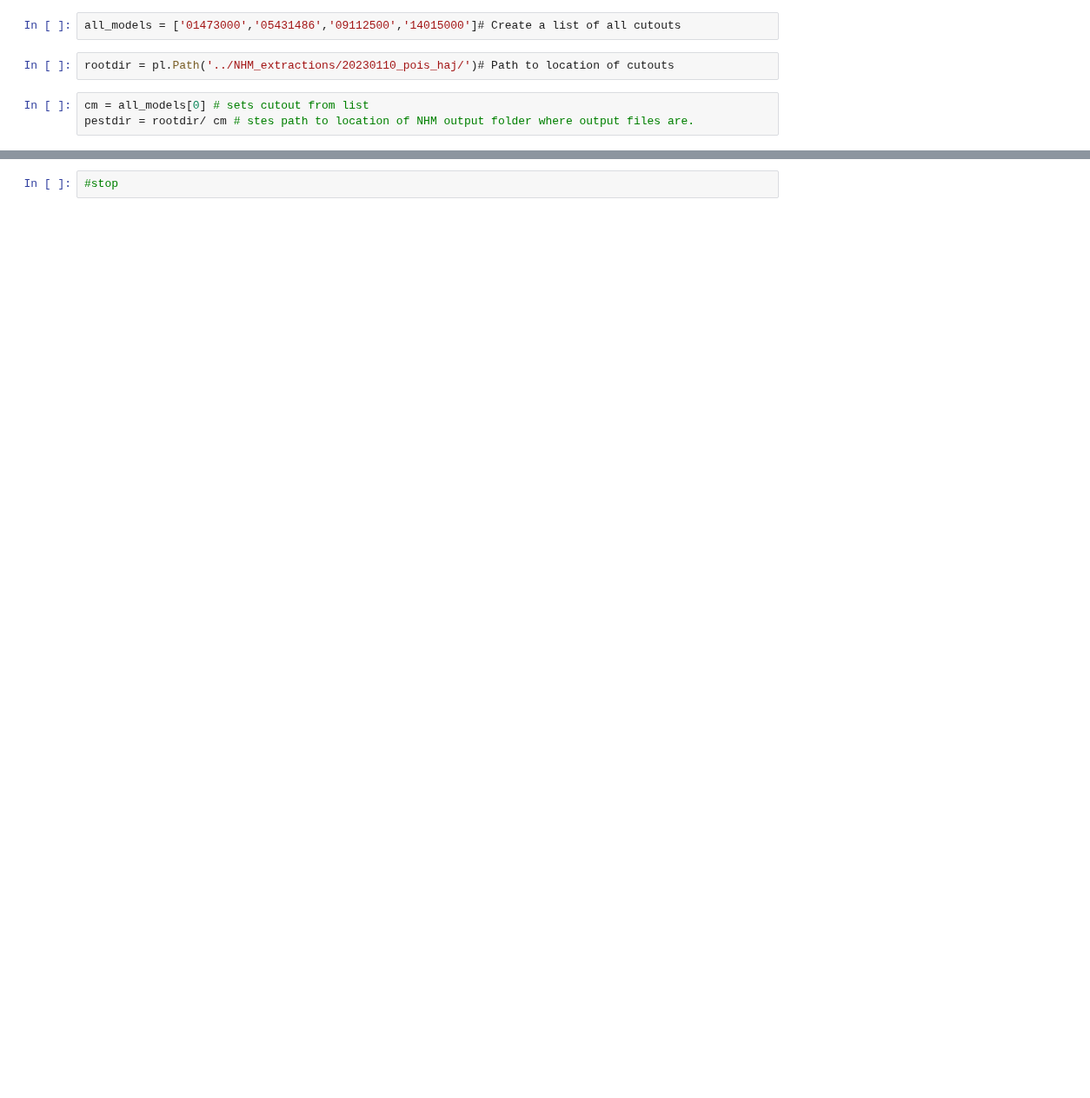
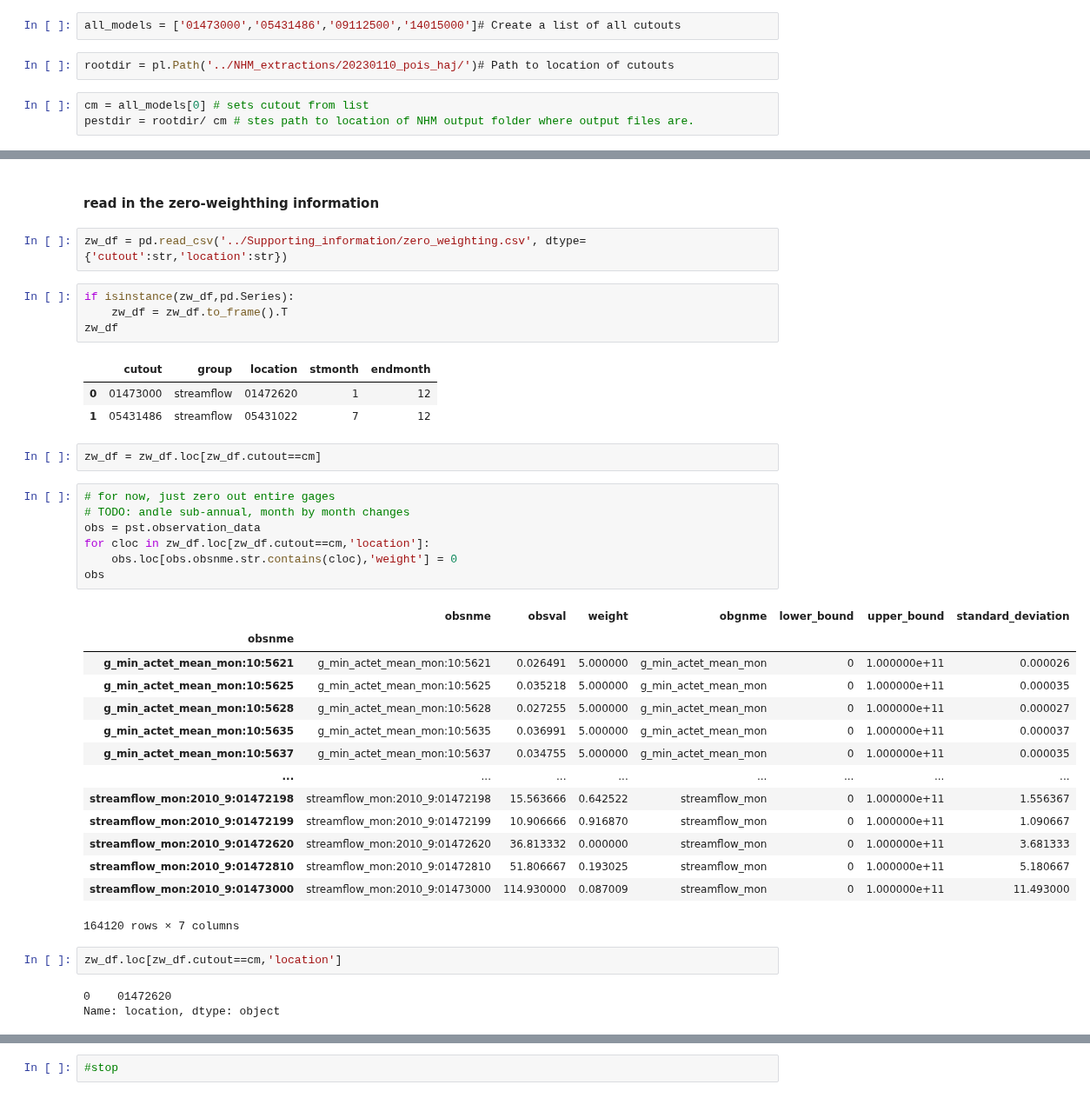
Before and after one commit to ahaj/nhm_pestpp_20240510, a Jupyter notebook: notebooks/Re-weighting_obs.ipynb, the cells around one changed output, grey strips where cells are left out. Shown at 87% size. Saved outputs shown, nothing was run; the diff lists cells and outputs as text; blank space fills up the shorter version.

Commit message:
0147 read to run

```diff
--- a/notebooks/Re-weighting_obs.ipynb
+++ b/notebooks/Re-weighting_obs.ipynb
@@ -29,3 +48,44 @@ pst.phi_components
+# %% [markdown]
+#### read in the zero-weighthing information
+# %%
+zw_df = pd.read_csv('../Supporting_information/zero_weighting.csv', dtype={'cutout':str,'location':str})
+# %%
+if isinstance(zw_df,pd.Series):
+    zw_df = zw_df.to_frame().T
+zw_df
+# %% [output]
+|  | cutout | group | location | stmonth | endmonth |
+| 0 | 01473000 | streamflow | 01472620 | 1 | 12 |
+| 1 | 05431486 | streamflow | 05431022 | 7 | 12 |
+# %%
+zw_df = zw_df.loc[zw_df.cutout==cm]
+# %%
+# for now, just zero out entire gages
+# TODO: andle sub-annual, month by month changes
+obs = pst.observation_data
+for cloc in zw_df.loc[zw_df.cutout==cm,'location']:
+    obs.loc[obs.obsnme.str.contains(cloc),'weight'] = 0
+obs
+# %% [output]
+|  | obsnme | obsval | weight | obgnme | lower_bound | upper_bound | standard_deviation |
+| obsnme |  |  |  |  |  |  |  |
+| g_min_actet_mean_mon:10:5621 | g_min_actet_mean_mon:10:5621 | 0.026491 | 5.000000 | g_min_actet_mean_mon | 0 | 1.000000e+11 | 0.000026 |
+| g_min_actet_mean_mon:10:5625 | g_min_actet_mean_mon:10:5625 | 0.035218 | 5.000000 | g_min_actet_mean_mon | 0 | 1.000000e+11 | 0.000035 |
+| g_min_actet_mean_mon:10:5628 | g_min_actet_mean_mon:10:5628 | 0.027255 | 5.000000 | g_min_actet_mean_mon | 0 | 1.000000e+11 | 0.000027 |
+| g_min_actet_mean_mon:10:5635 | g_min_actet_mean_mon:10:5635 | 0.036991 | 5.000000 | g_min_actet_mean_mon | 0 | 1.000000e+11 | 0.000037 |
+| g_min_actet_mean_mon:10:5637 | g_min_actet_mean_mon:10:5637 | 0.034755 | 5.000000 | g_min_actet_mean_mon | 0 | 1.000000e+11 | 0.000035 |
+| ... | ... | ... | ... | ... | ... | ... | ... |
+| streamflow_mon:2010_9:01472198 | streamflow_mon:2010_9:01472198 | 15.563666 | 0.642522 | streamflow_mon | 0 | 1.000000e+11 | 1.556367 |
+| streamflow_mon:2010_9:01472199 | streamflow_mon:2010_9:01472199 | 10.906666 | 0.916870 | streamflow_mon | 0 | 1.000000e+11 | 1.090667 |
+| streamflow_mon:2010_9:01472620 | streamflow_mon:2010_9:01472620 | 36.813332 | 0.000000 | streamflow_mon | 0 | 1.000000e+11 | 3.681333 |
+| streamflow_mon:2010_9:01472810 | streamflow_mon:2010_9:01472810 | 51.806667 | 0.193025 | streamflow_mon | 0 | 1.000000e+11 | 5.180667 |
+| streamflow_mon:2010_9:01473000 | streamflow_mon:2010_9:01473000 | 114.930000 | 0.087009 | streamflow_mon | 0 | 1.000000e+11 | 11.493000 |
+164120 rows × 7 columns
+# %%
+zw_df.loc[zw_df.cutout==cm,'location']
+# %% [output]
+0    01472620
+Name: location, dtype: object
 # %%
 phi = pst.phi
 phi
```
Also changed, not shown: parts of 16 cells of this notebook, 6 other files.
